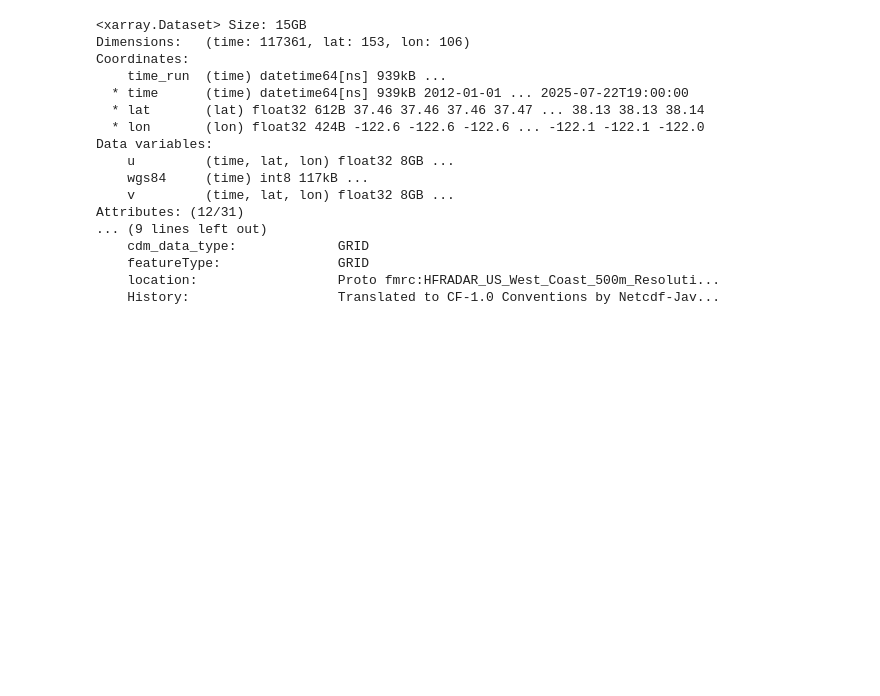
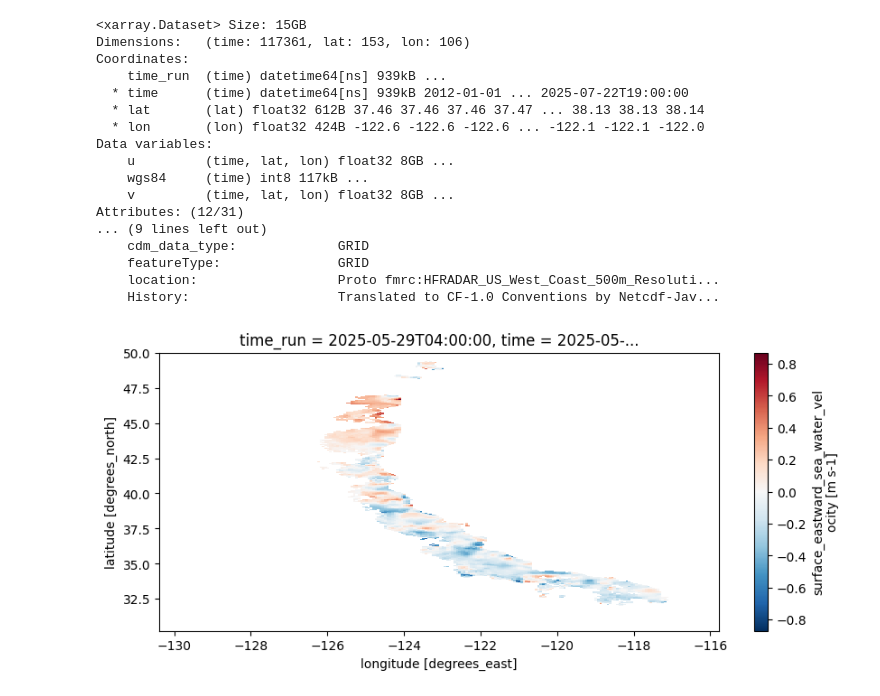
Before and after one commit to Robin-01/California-Coastal-Sea-Currents, a Jupyter notebook: CA_Coastal_Sea_Currents.ipynb, the cells around one changed output. Drawn from its saved outputs; the diff is of its cells as text; code cells hidden in the pictures; blank space fills up the shorter version.

Commit message:
Added new cells and graph plots using matplotlib

```diff
--- a/CA_Coastal_Sea_Currents.ipynb
+++ b/CA_Coastal_Sea_Currents.ipynb
@@ -97,3 +98,10 @@ Attributes: (12/31)
     featureType:               GRID
     location:                  Proto fmrc:HFRADAR_US_West_Coast_500m_Resoluti...
     History:                   Translated to CF-1.0 Conventions by Netcdf-Jav...
+# %%
+# Wind data 1 - 6km from 2024 to 2025 plot for u (east-west wind, aka 'Zonal winds')
+plt.figure(figsize=(10,4))                  #Specify figure size in inches
+wind_data_1.isel(time=-1)['u'].plot(cmap='RdBu_r') #Plot using in-built xarray tools; isel() selects based on specified indices
+plt.savefig('u.png')
+# %% [output]
+[figure, added]
```
Also changed, not shown: parts of 6 cells of this notebook.
